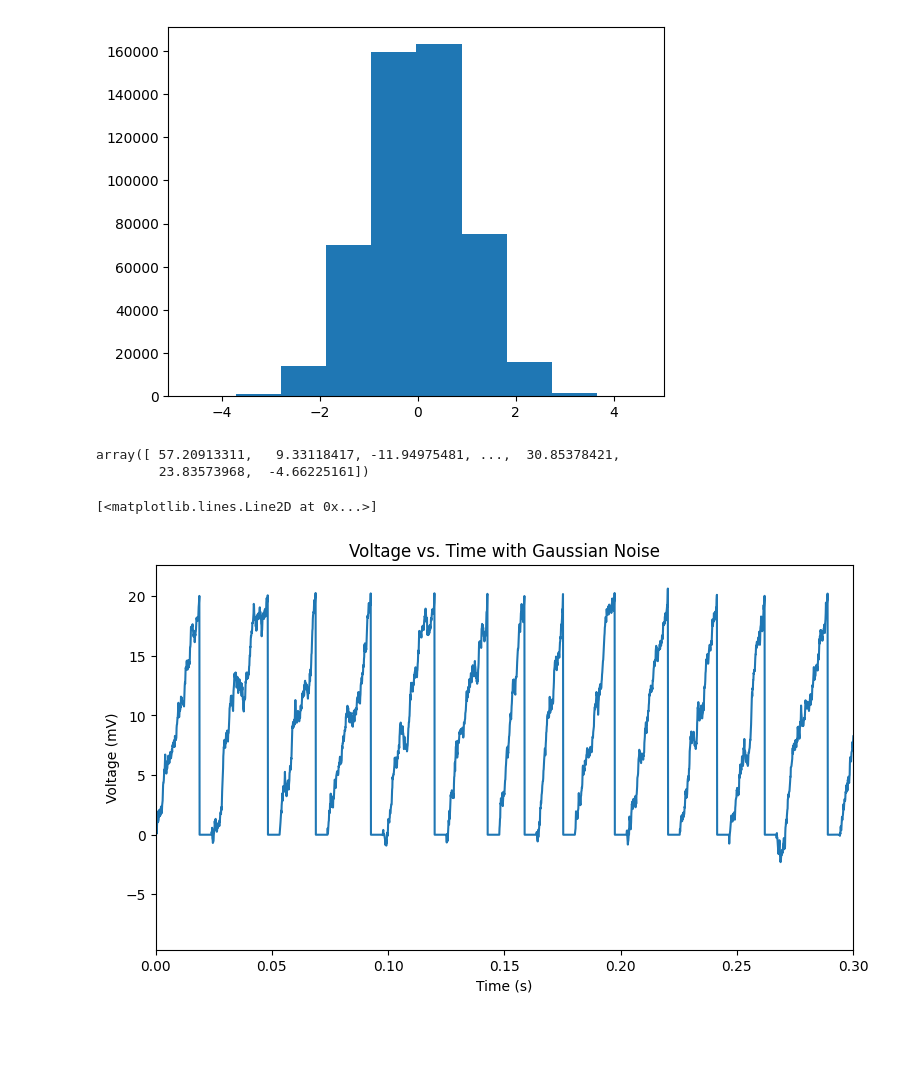
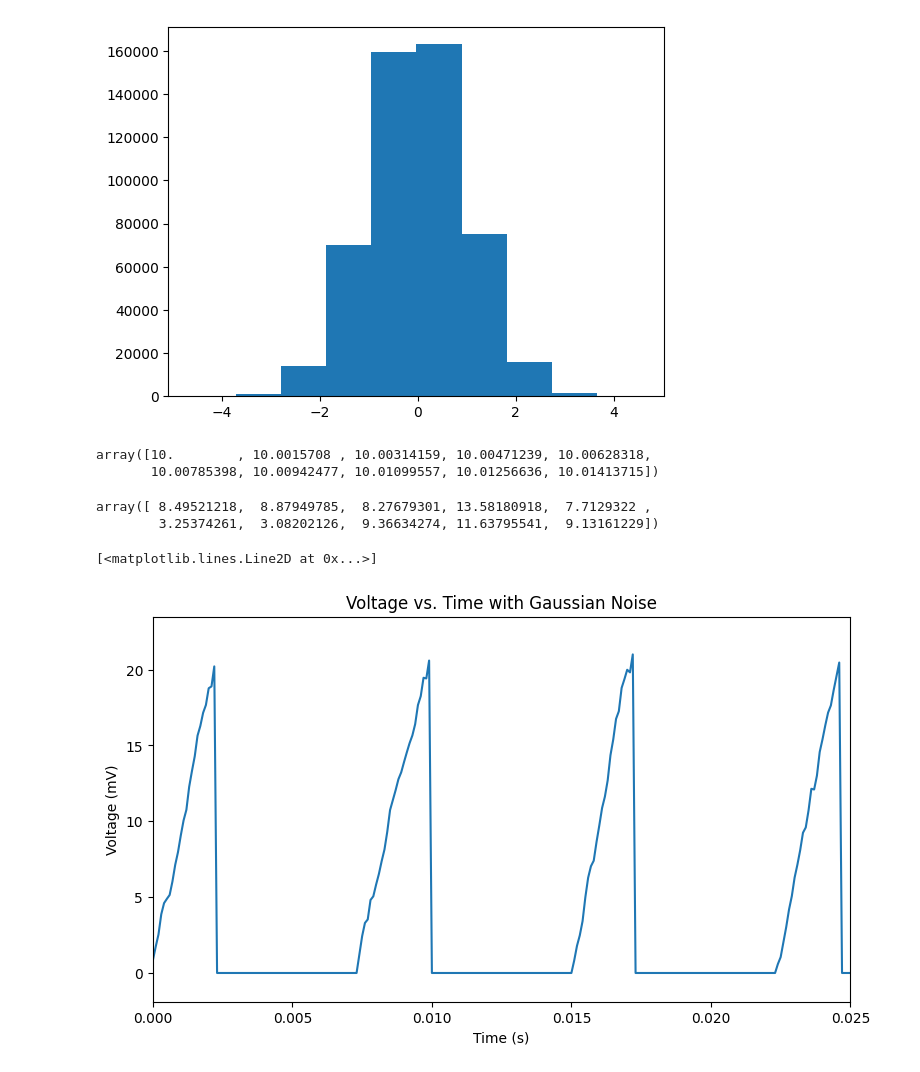
Before and after one commit to pedropalaciosjr/LIF_model, a Jupyter notebook: LIF.ipynb, the cells around one changed output. Cells and saved outputs as stored; diff of their text form; code cells hidden in the pictures; blank space fills up the shorter version.

```diff
--- a/LIF.ipynb
+++ b/LIF.ipynb
@@ -93,6 +92,8 @@ LIF_model = LeakyIntegrateAndFireModel(0.10, 100)
 
 for i, t in enumerate(timestamps):
     LIF_model.update_voltage(I_app[i], LIF_model.dt, t)
+# %%
+plot_x_limit = 0.025
 # %%
 plt.figure(figsize=(9, 5))
 plt.ylabel("Voltage (mV)")
@@ -118,30 +119,37 @@ z_1 = np.sqrt(-2 * np.log(random_sample_1)) * np.sin(2*np.pi*random_sample_2)
 plt.hist(z_0); # Normally distributed
 # %% [output]
 [figure]
+# %%
+I_app_std_dev = np.std(I_app)
+I_app_mean = np.mean(I_app)
+noise_0 = z_0 * I_app_std_dev
+noise_1 = z_1 * I_app_std_dev
+
+I_app_gaussian_noise = I_app + noise_0
+# %%
+# Before noise:
+I_app[:10]
+# %% [output]
+array([10.        , 10.0015708 , 10.00314159, 10.00471239, 10.00628318,
+       10.00785398, 10.00942477, 10.01099557, 10.01256636, 10.01413715])
 # %%
-I_app_std_dev = np.std(I_app)
-I_app_mean = np.mean(I_app)
-z_0_scaled = z_0 * I_app_std_dev
-z_1_scaled = I_app_mean * z_1 * I_app_std_dev
-
-I_app_gaussian_noise = I_app + z_1_scaled
+#After noise
+I_app_gaussian_noise[:10]
+# %% [output]
+array([ 8.49521218,  8.87949785,  8.27679301, 13.58180918,  7.7129322 ,
+        3.25374261,  3.08202126,  9.36634274, 11.63795541,  9.13161229])
-# %%
-I_app_gaussian_noise
-# %% [output]
-array([ 57.20913311,   9.33118417, -11.94975481, ...,  30.85378421,
-        23.83573968,  -4.66225161])
 # %%
-LIF_model = LeakyIntegrateAndFireModel(0.10, 100)
+LIF_model = LeakyIntegrateAndFireModel(0.10, 10)
 
 for i, t in enumerate(timestamps):
     LIF_model.update_voltage(I_app_gaussian_noise[i], LIF_model.dt, t)
 # %%
 plt.figure(figsize=(9, 5))
 plt.ylabel("Voltage (mV)")
 plt.xlabel("Time (s)")
 plt.title("Voltage vs. Time with Gaussian Noise")
-plt.xlim(0, 0.3)
+plt.xlim(0, plot_x_limit)
 plt.plot(timestamps/1000, LIF_model.voltages)
 # %% [output]
 [<matplotlib.lines.Line2D at 0x...>]
-[figure, old version]
+[figure, new version]
```
Also changed, not shown: parts of 5 cells of this notebook.
